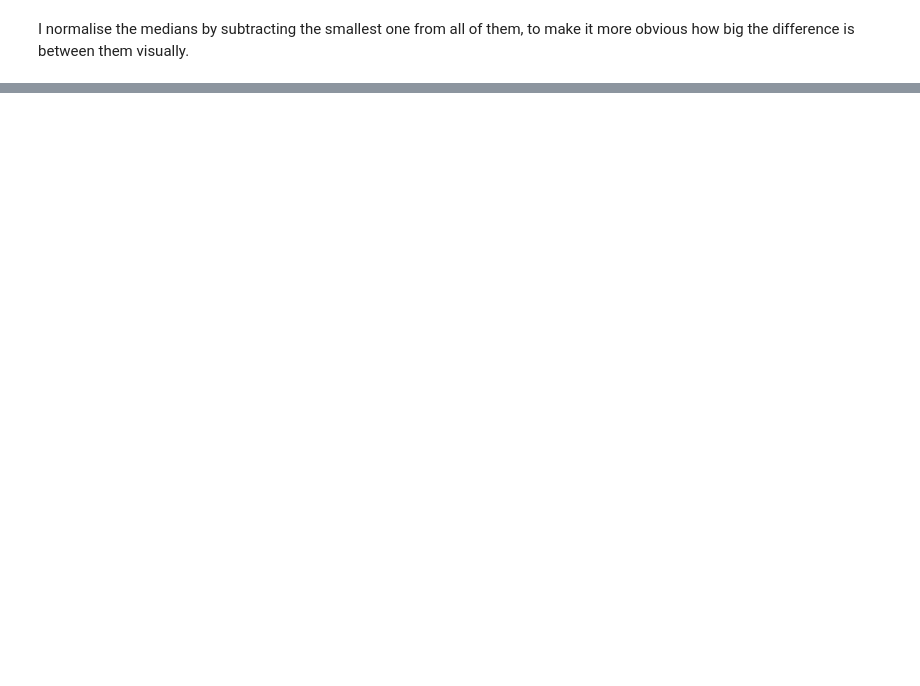
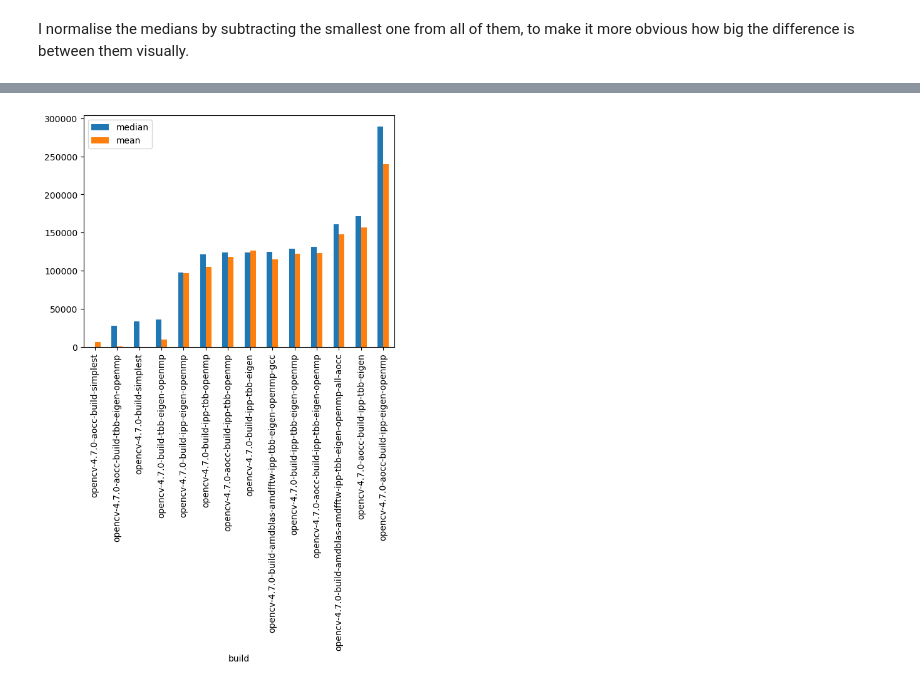
Before and after one commit to iByteABit256/OpenCV-Benchmarking, a Jupyter notebook: benchmark-analysis.ipynb, the cells around one changed output, grey strips where cells are left out. Drawn from its saved outputs; the diff is of its cells as text; code cells hidden in the pictures; blank space fills up the shorter version.

```diff
--- a/benchmark-analysis.ipynb
+++ b/benchmark-analysis.ipynb
@@ -67,0 +88,7 @@ plt = normalised.plot.bar()
+# %%
+result_cleaned = df_cleaned.groupby('build', sort=False)['time'].aggregate(['describe', 'median'])
+result_cleaned.columns = result_cleaned.columns.get_level_values(1)
+result_cleaned = result_cleaned.rename(columns = {'time':'median'})
+result_cleaned = result_cleaned.sort_values('median')
+
+result_cleaned
@@ -67,0 +120,9 @@ plt = normalised.plot.bar()
+# %%
+min_median = result_cleaned['median'].min()
+min_mean = result_cleaned['mean'].min()
+normalised = pd.DataFrame(result_cleaned['median'].apply(lambda m: m - min_median))
+normalised['mean'] = pd.DataFrame(result_cleaned['mean'].apply(lambda m: m - min_mean))
+# %%
+plt = normalised.plot.bar()
+# %% [output]
+[figure, added]
```
Also changed, not shown: parts of 14 cells of this notebook, 11 other files.
